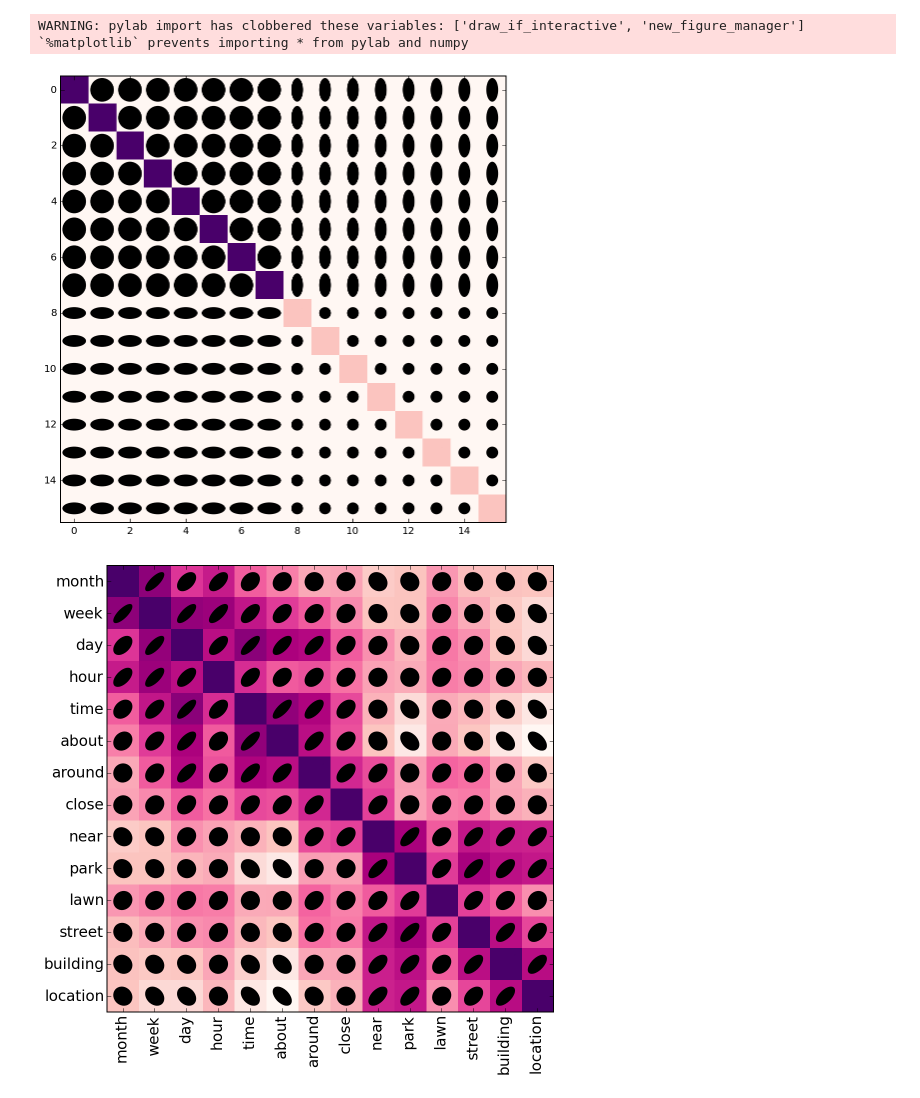
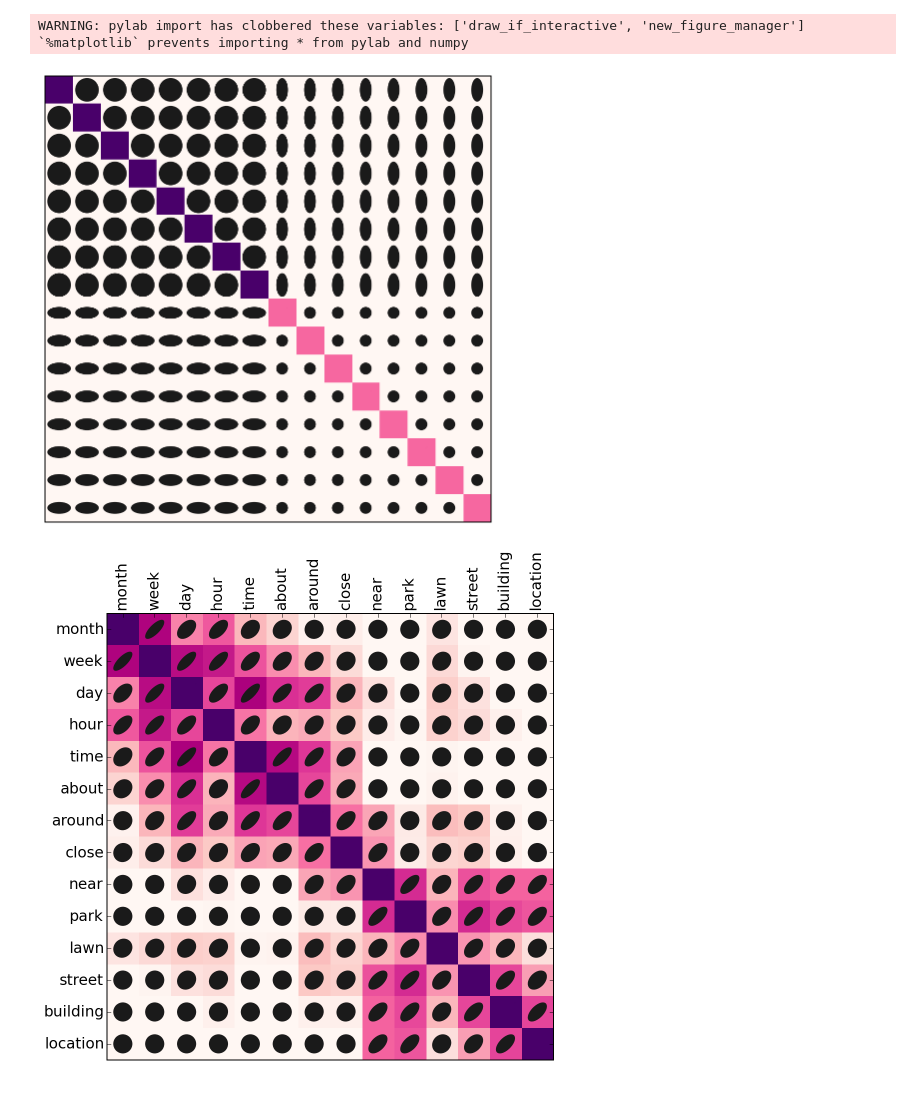
Before and after one commit to alexhuth/notebook-sharing, a Jupyter notebook: Prior Plot.ipynb, the cells around one changed output. Drawn from its saved outputs; the diff is of its cells as text; code cells hidden in the pictures.

Commit message:
updated covariance plots

```diff
--- a/Prior Plot.ipynb
+++ b/Prior Plot.ipynb
@@ -50,27 +51,30 @@ def plot_cov_ellipse(cov, pos, nstd=2, ax=None, **kwargs):
     ax.add_artist(ellip)
     return ellip
 # %%
-def covplot(c):
-    fig = figure(figsize=(8,8))
+def covplot(c, cmap=cm.PiYG_r, vmin=-1, vmax=1, nstd=0.3, fig=None):
+    if fig is None:
+        fig = figure(figsize=(8,8))
 
     nw = len(c)
-
-    imshow(c, interpolation='nearest', cmap=cm.RdPu)
+    #imshow(c, interpolation='nearest', cmap=cm.RdPu)
+    imshow(c, interpolation='nearest', cmap=cmap, vmin=vmin, vmax=vmax)
 
     xx, yy = np.meshgrid(range(nw), range(nw))
     for ii in range(nw):
         for jj in range(nw):
             c2 = np.array([[c[ii,ii], -c[ii,jj]], [-c[jj,ii], c[jj,jj]]])
-            plot_cov_ellipse(c2, [ii,jj], nstd=0.3, edgecolor='none', facecolor='black')
+            plot_cov_ellipse(c2, [ii,jj], nstd=nstd, edgecolor='none', facecolor='0.1')
 
     axis([-0.5, nw-0.5, nw-0.5, -0.5])
 # %%
 # Plot banded ridge
-covplot(np.diag(8*[2] + 8*[0.5]))
+covplot(np.diag(8*[2] + 8*[0.5]), cmap=cm.RdPu, vmin=0, vmax=1)
+xticks([])
+yticks([]);
 # %% [output]
-[figure, old version]
+[figure, new version]
 # %%
-# Plot word embedding
+# Plot word embedding (positive only)
 words = ['month', 'week', 'day', 'hour', 'time',
          'about', 'around', 'close', 'near',
          'park', 'lawn', 'street', 'building', 'location']
@@ -79,7 +83,9 @@ wordcov = [[0.9999999993837377, 0.7421983426554759, 0.43936902563295444, 0.53527
-#wordarr = np.vstack([eng1000[w] for w in words])
-#wordcov = np.dot(wordarr, wordarr.T) / wordarr.shape[1]
-covplot(np.array(wordcov))
+
+#covplot(np.array(wordcov))
+covplot(np.clip(np.array(wordcov), 0, np.inf), cmap=cm.RdPu, vmin=0)
+
+gca().xaxis.tick_top()
 xticks(range(len(words)), words, fontsize=15, rotation=90)
 yticks(range(len(words)), words, fontsize=15);
 # %% [output]
-[figure, old version]
+[figure, new version]
```
Also changed, not shown: parts of 4 cells of this notebook.
